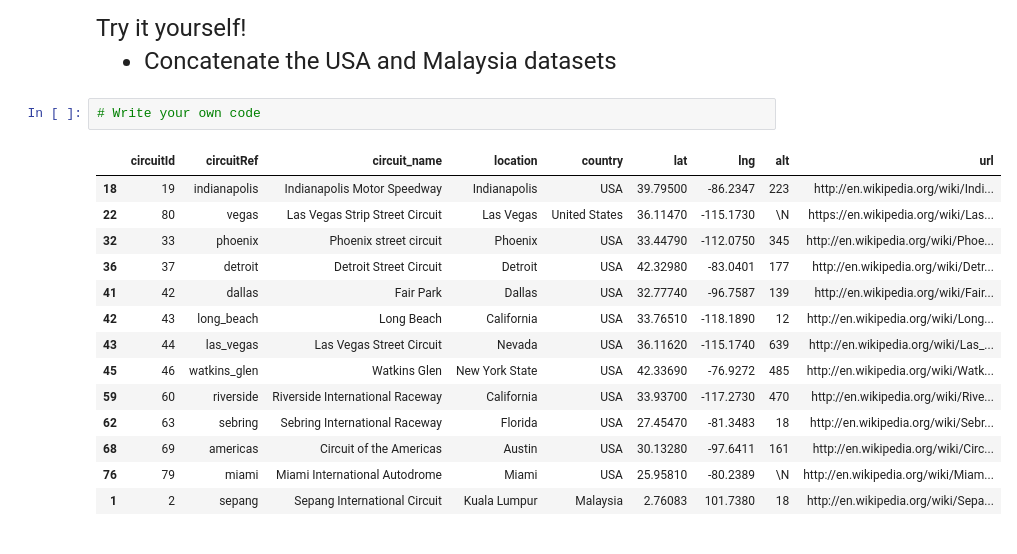
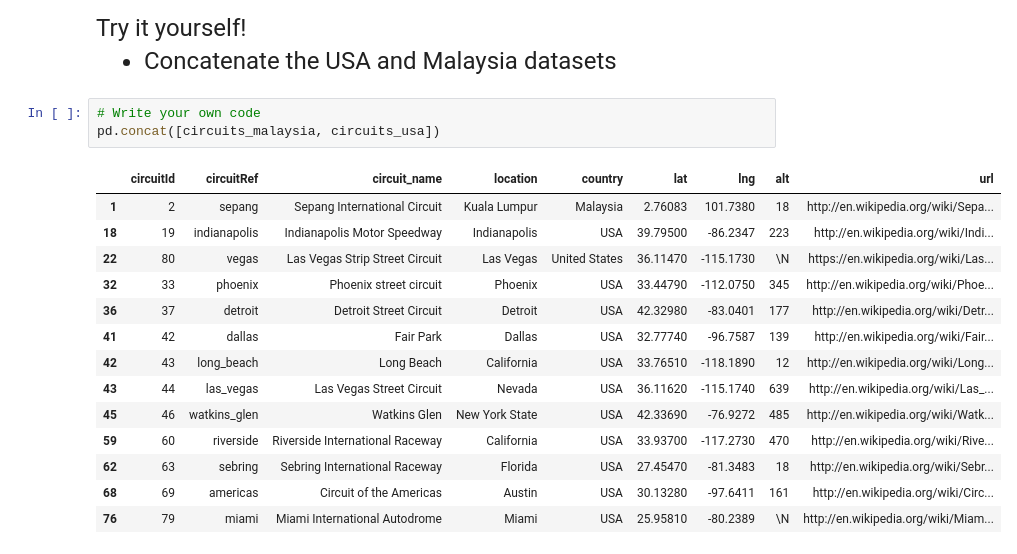
Before and after one commit to alejandrosanchezbecerra/qtm151spring2024, a Jupyter notebook: lecture_15/lecture_15.ipynb, the cells around one changed output. Drawn from its saved outputs; the diff is of its cells as text.

```diff
--- a/lecture_15/lecture_15.ipynb
+++ b/lecture_15/lecture_15.ipynb
@@ -481,8 +529,10 @@ Try it yourself!
 - Concatenate the USA and Malaysia datasets
 # %%
 # Write your own code
+pd.concat([circuits_malaysia, circuits_usa])
 # %% [output]
 |  | circuitId | circuitRef | circuit_name | location | country | lat | lng | alt | url |
+| 1 | 2 | sepang | Sepang International Circuit | Kuala Lumpur | Malaysia | 2.76083 | 101.7380 | 18 | http://en.wikipedia.org/wiki/Sepa... |
 | 18 | 19 | indianapolis | Indianapolis Motor Speedway | Indianapolis | USA | 39.79500 | -86.2347 | 223 | http://en.wikipedia.org/wiki/Indi... |
 | 22 | 80 | vegas | Las Vegas Strip Street Circuit | Las Vegas | United States | 36.11470 | -115.1730 | \N | https://en.wikipedia.org/wiki/Las... |
 | 32 | 33 | phoenix | Phoenix street circuit | Phoenix | USA | 33.44790 | -112.0750 | 345 | http://en.wikipedia.org/wiki/Phoe... |
@@ -495,4 +545,3 @@ Try it yourself!
 | 62 | 63 | sebring | Sebring International Raceway | Florida | USA | 27.45470 | -81.3483 | 18 | http://en.wikipedia.org/wiki/Sebr... |
 | 68 | 69 | americas | Circuit of the Americas | Austin | USA | 30.13280 | -97.6411 | 161 | http://en.wikipedia.org/wiki/Circ... |
 | 76 | 79 | miami | Miami International Autodrome | Miami | USA | 25.95810 | -80.2389 | \N | http://en.wikipedia.org/wiki/Miam... |
-| 1 | 2 | sepang | Sepang International Circuit | Kuala Lumpur | Malaysia | 2.76083 | 101.7380 | 18 | http://en.wikipedia.org/wiki/Sepa... |
```
Also changed, not shown: parts of 5 cells of this notebook, 2 other files.
